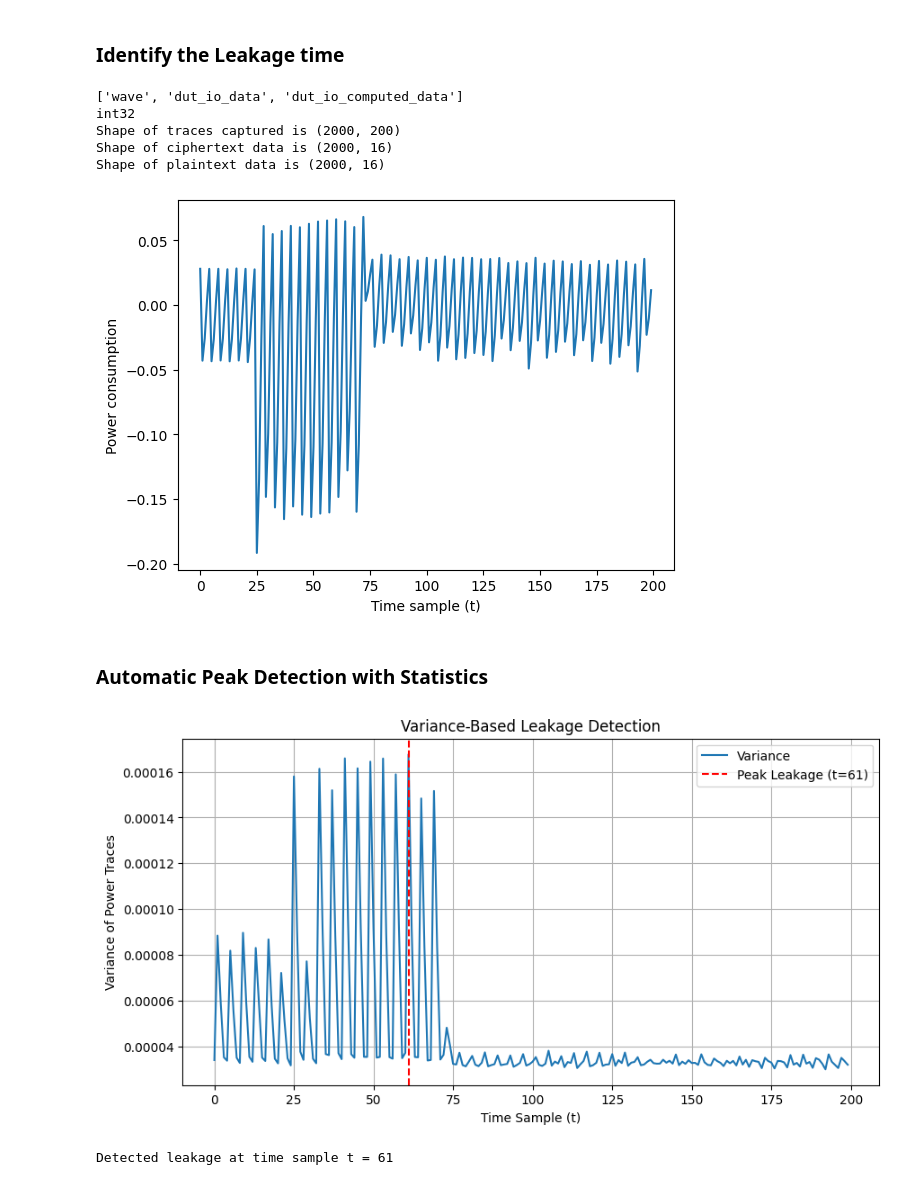
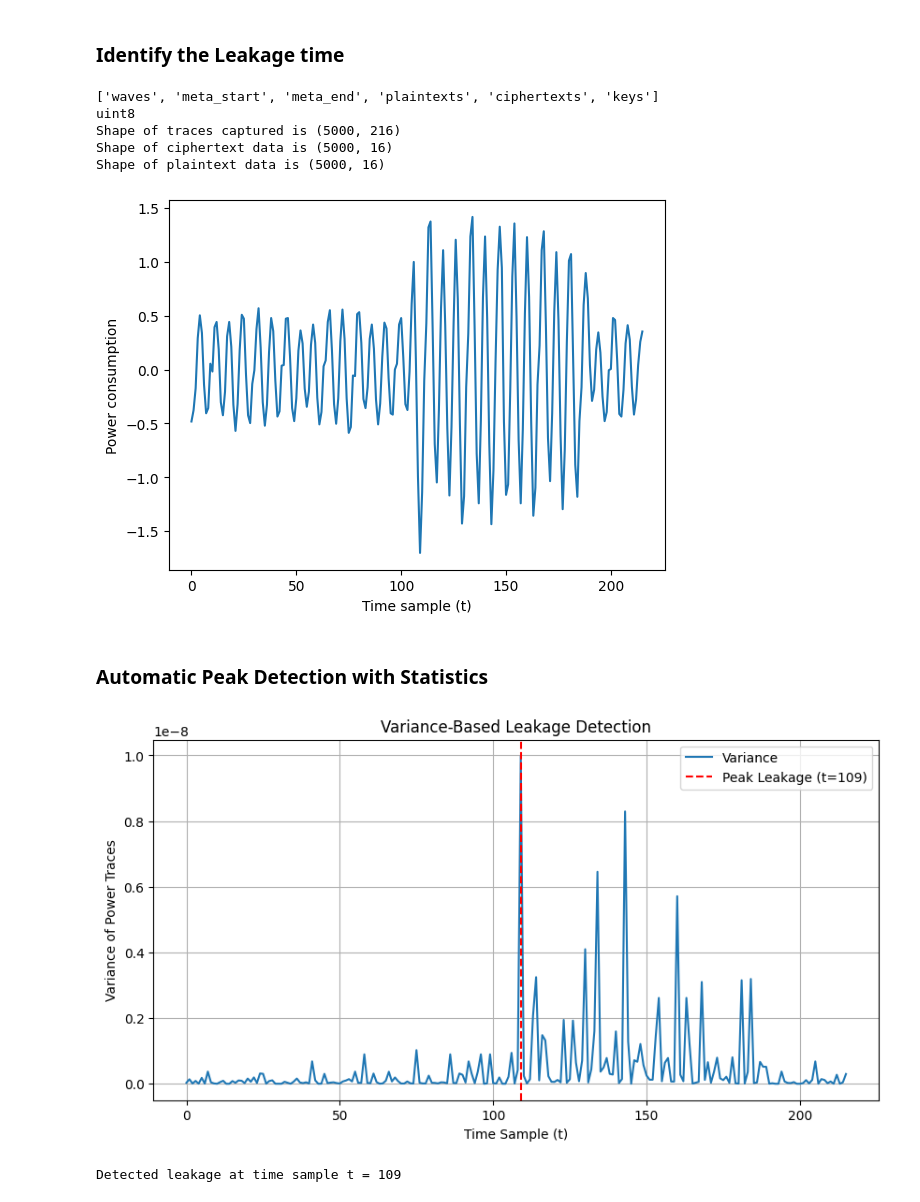
Before and after one commit to Tayebwa-ian/AdvSecEng25-SCA-framework, a Jupyter notebook: src/py/other2.ipynb, the cells around one changed output. Cells and saved outputs as stored; diff of their text form; code cells hidden in the pictures.

Commit message:
Capturing traces with external oscilloscope

```diff
--- a/src/py/other2.ipynb
+++ b/src/py/other2.ipynb
@@ -5,32 +6,32 @@ from scipy.stats import pearsonr
 # %% [markdown]
 ### Identify the Leakage time
 # %%
-data = np.load("data/traces_1.npz", allow_pickle=True)
+data = np.load("data/traces_mso5074_preproc.npz", allow_pickle=True)
 print(data.files)
-print(data['dut_io_computed_data'].dtype)
-print(f"Shape of traces captured is {data['wave'].shape}")
-print(f"Shape of ciphertext data is {data['dut_io_computed_data'].shape}")
-print(f"Shape of plaintext data is {data['dut_io_data'].shape}")
+print(data['ciphertexts'].dtype)
+print(f"Shape of traces captured is {data['waves'].shape}")
+print(f"Shape of ciphertext data is {data['ciphertexts'].shape}")
+print(f"Shape of plaintext data is {data['plaintexts'].shape}")
 # %% [output]
-['wave', 'dut_io_data', 'dut_io_computed_data']
-int32
-Shape of traces captured is (2000, 200)
-Shape of ciphertext data is (2000, 16)
-Shape of plaintext data is (2000, 16)
+['waves', 'meta_start', 'meta_end', 'plaintexts', 'ciphertexts', 'keys']
+uint8
+Shape of traces captured is (5000, 216)
+Shape of ciphertext data is (5000, 16)
+Shape of plaintext data is (5000, 16)
 # %%
-traces = data['wave']
-plaintexts = data['dut_io_data']
-ciphertexts = data['dut_io_computed_data']
+traces = data['waves']
+plaintexts = data['plaintexts']
+ciphertexts = data['ciphertexts']
 # Average all traces to reduce noise
 avg_trace = np.mean(traces, axis=0)  # Shape: (200,)
 
 # Plot the averaged trace
 plt.plot(avg_trace)
 plt.xlabel("Time sample (t)")
 plt.ylabel("Power consumption")
 plt.show()
 # %% [output]
-[figure, old version]
+[figure, new version]
 # %% [markdown]
 ### Automatic Peak Detection with Statistics
 # %%
@@ -53,5 +54,5 @@ plt.show()
 
 print(f"Detected leakage at time sample t = {leakage_time}")
 # %% [output]
-[figure, old version]
+[figure, new version]
-Detected leakage at time sample t = 61
+Detected leakage at time sample t = 109
```
Also changed, not shown: parts of 12 cells of this notebook, 7 other files.
